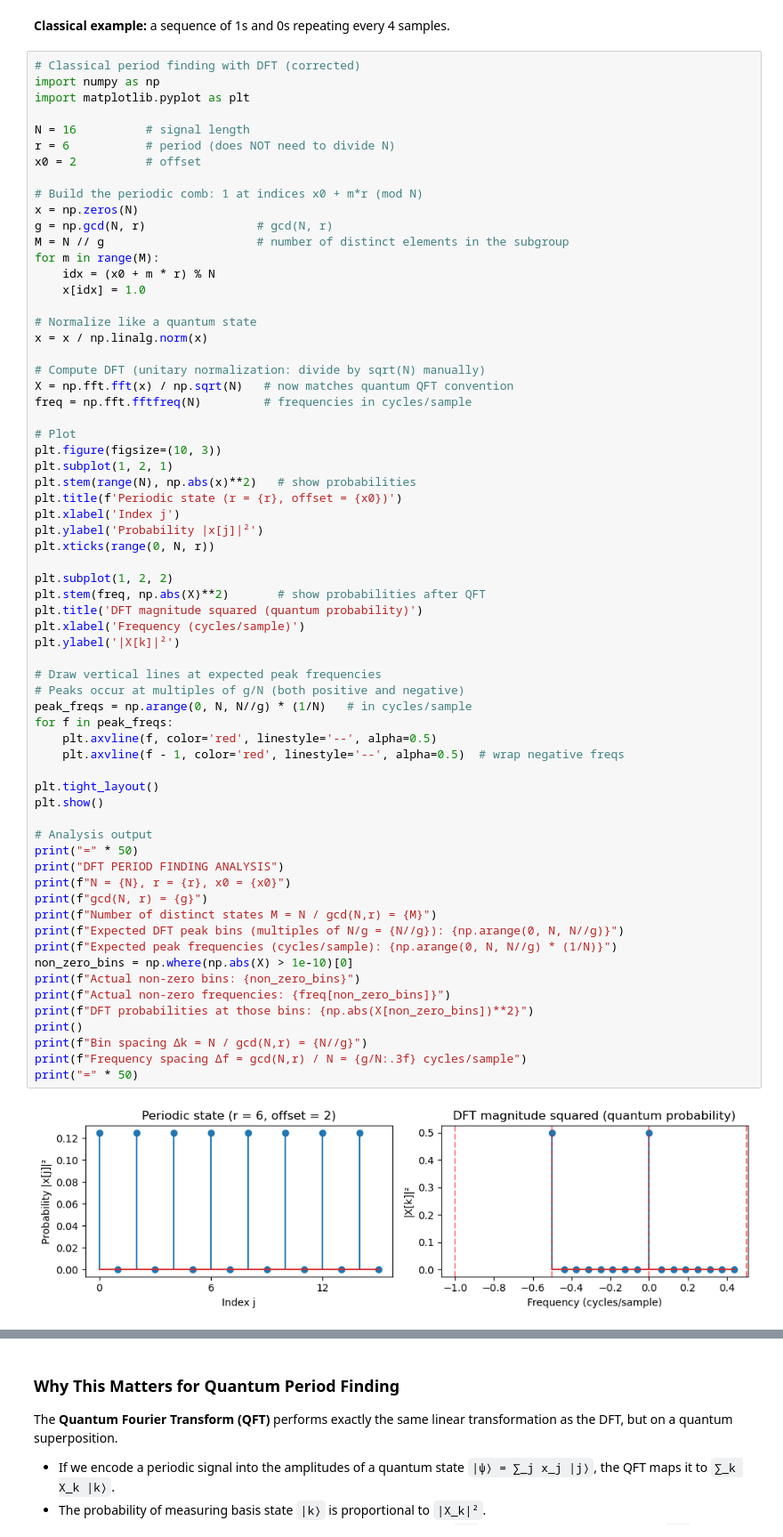
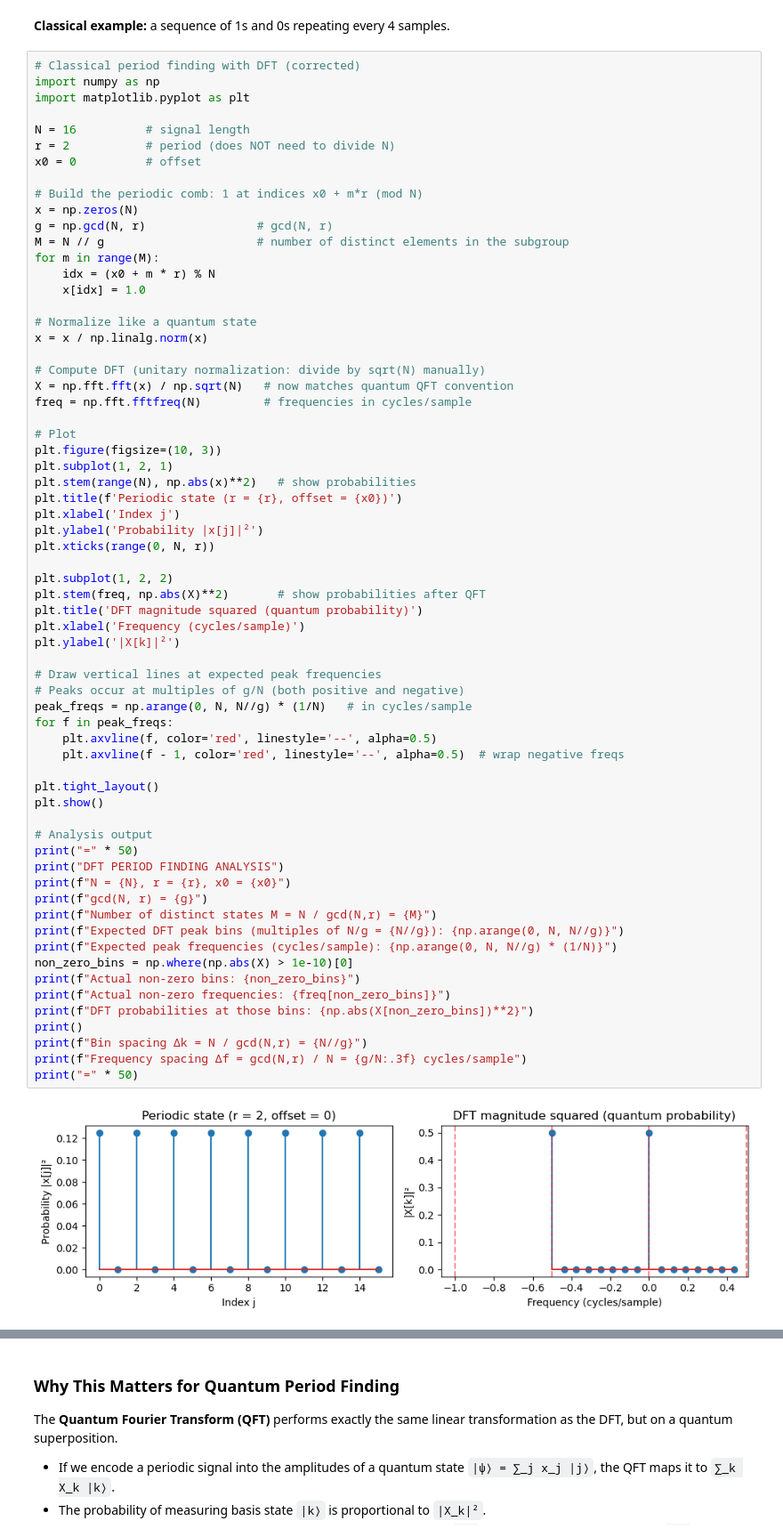
Before and after one commit to adaskin/intro-to-quantum-computing-course, a Jupyter notebook: lecture6-period-finding-factoring/lecture6b-qft.ipynb, the cells around one changed output, grey strips where cells are left out. Shown at 89% size. Saved outputs shown, nothing was run; the diff lists cells and outputs as text.

```diff
--- a/lecture6-period-finding-factoring/lecture6b-qft.ipynb
+++ b/lecture6-period-finding-factoring/lecture6b-qft.ipynb
@@ -134,8 +134,8 @@ import numpy as np
 import matplotlib.pyplot as plt
 
 N = 16          # signal length
-r = 6           # period (does NOT need to divide N)
-x0 = 2          # offset
+r = 2           # period (does NOT need to divide N)
+x0 = 0          # offset
 
 # Build the periodic comb: 1 at indices x0 + m*r (mod N)
 x = np.zeros(N)
@@ -167,33 +167,33 @@ plt.title('DFT magnitude squared (quantum probability)')
 plt.xlabel('Frequency (cycles/sample)')
 plt.ylabel('|X[k]|²')
 
 # Draw vertical lines at expected peak frequencies
 # Peaks occur at multiples of g/N (both positive and negative)
 peak_freqs = np.arange(0, N, N//g) * (1/N)   # in cycles/sample
 for f in peak_freqs:
     plt.axvline(f, color='red', linestyle='--', alpha=0.5)
     plt.axvline(f - 1, color='red', linestyle='--', alpha=0.5)  # wrap negative freqs
 
 plt.tight_layout()
 plt.show()
 
 # Analysis output
 print("=" * 50)
 print("DFT PERIOD FINDING ANALYSIS")
 print(f"N = {N}, r = {r}, x0 = {x0}")
 print(f"gcd(N, r) = {g}")
 print(f"Number of distinct states M = N / gcd(N,r) = {M}")
 print(f"Expected DFT peak bins (multiples of N/g = {N//g}): {np.arange(0, N, N//g)}")
 print(f"Expected peak frequencies (cycles/sample): {np.arange(0, N, N//g) * (1/N)}")
 non_zero_bins = np.where(np.abs(X) > 1e-10)[0]
 print(f"Actual non‑zero bins: {non_zero_bins}")
 print(f"Actual non‑zero frequencies: {freq[non_zero_bins]}")
 print(f"DFT probabilities at those bins: {np.abs(X[non_zero_bins])**2}")
 print()
 print(f"Bin spacing Δk = N / gcd(N,r) = {N//g}")
 print(f"Frequency spacing Δf = gcd(N,r) / N = {g/N:.3f} cycles/sample")
 print("=" * 50)
 # %% [output]
-[figure, old version]
+[figure, new version]
 ==================================================
 DFT PERIOD FINDING ANALYSIS
```
Also changed, not shown: parts of 2 cells of this notebook.
